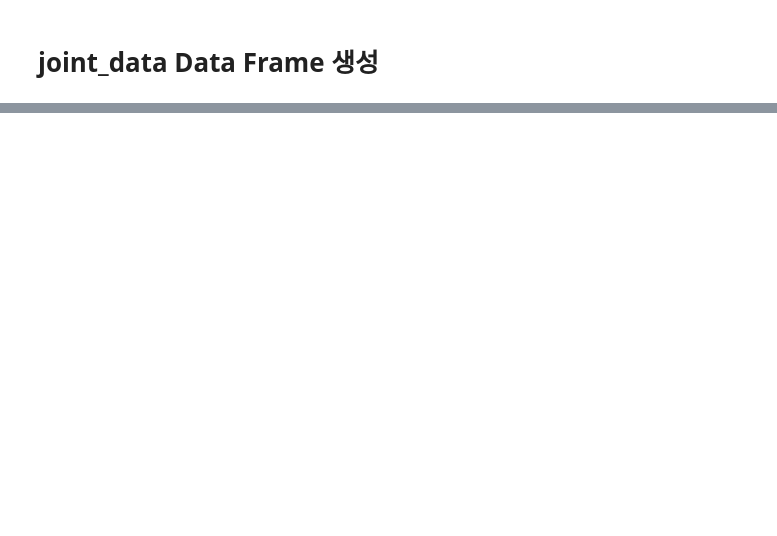
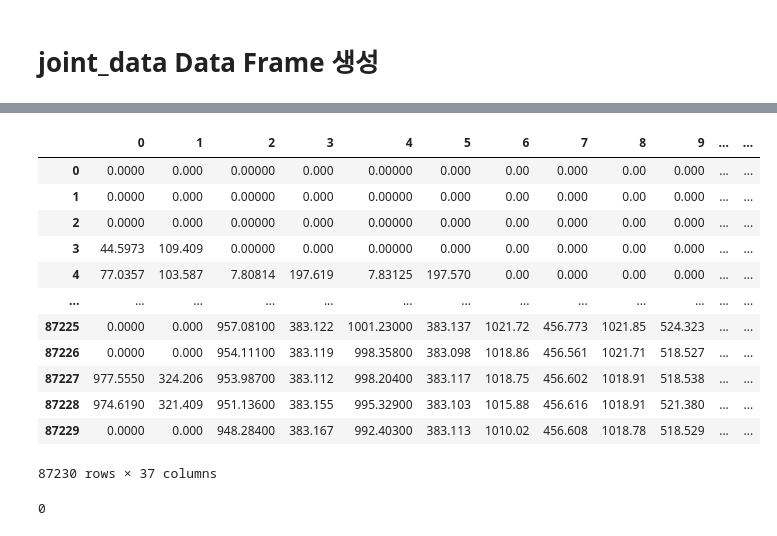
Before and after one commit to gilbertlim/school-cctv-ai, a Jupyter notebook: preprocessing/Preprocessing_Joint_Data_AI.ipynb, the cells around one changed output, grey strips where cells are left out. Saved outputs shown, nothing was run; the diff lists cells and outputs as text; code cells hidden in the pictures; blank space fills up the shorter version.

```diff
--- a/preprocessing/Preprocessing_Joint_Data_AI.ipynb
+++ b/preprocessing/Preprocessing_Joint_Data_AI.ipynb
@@ -134,0 +200,3 @@ joint_data
+# %%
+a = joint_data.isnull().sum(axis=1).to_frame()
+a[a[0] > 0]
@@ -135,2 +217,24 @@ joint_data
+# %%
+joint_data.drop(a[a[0] > 0].index, inplace=True)
+joint_data.reset_index(drop=True, inplace=True)
+joint_data
+# %% [output]
+|  | 0 | 1 | 2 | 3 | 4 | 5 | 6 | 7 | 8 | 9 | ... | ... |
+| 0 | 0.0000 | 0.000 | 0.00000 | 0.000 | 0.00000 | 0.000 | 0.00 | 0.000 | 0.00 | 0.000 | ... | ... |
+| 1 | 0.0000 | 0.000 | 0.00000 | 0.000 | 0.00000 | 0.000 | 0.00 | 0.000 | 0.00 | 0.000 | ... | ... |
+| 2 | 0.0000 | 0.000 | 0.00000 | 0.000 | 0.00000 | 0.000 | 0.00 | 0.000 | 0.00 | 0.000 | ... | ... |
+| 3 | 44.5973 | 109.409 | 0.00000 | 0.000 | 0.00000 | 0.000 | 0.00 | 0.000 | 0.00 | 0.000 | ... | ... |
+| 4 | 77.0357 | 103.587 | 7.80814 | 197.619 | 7.83125 | 197.570 | 0.00 | 0.000 | 0.00 | 0.000 | ... | ... |
+| ... | ... | ... | ... | ... | ... | ... | ... | ... | ... | ... | ... | ... |
+| 87225 | 0.0000 | 0.000 | 957.08100 | 383.122 | 1001.23000 | 383.137 | 1021.72 | 456.773 | 1021.85 | 524.323 | ... | ... |
+| 87226 | 0.0000 | 0.000 | 954.11100 | 383.119 | 998.35800 | 383.098 | 1018.86 | 456.561 | 1021.71 | 518.527 | ... | ... |
+| 87227 | 977.5550 | 324.206 | 953.98700 | 383.112 | 998.20400 | 383.117 | 1018.75 | 456.602 | 1018.91 | 518.538 | ... | ... |
+| 87228 | 974.6190 | 321.409 | 951.13600 | 383.155 | 995.32900 | 383.103 | 1015.88 | 456.616 | 1018.91 | 521.380 | ... | ... |
+| 87229 | 0.0000 | 0.000 | 948.28400 | 383.167 | 992.40300 | 383.113 | 1010.02 | 456.608 | 1018.78 | 518.529 | ... | ... |
+87230 rows × 37 columns
+# %%
+joint_data.isnull().sum().sum()
+# %% [output]
+0
 # %%
 # 파일 저장(csv, txt)
```
Also changed, not shown: parts of 16 cells of this notebook.
